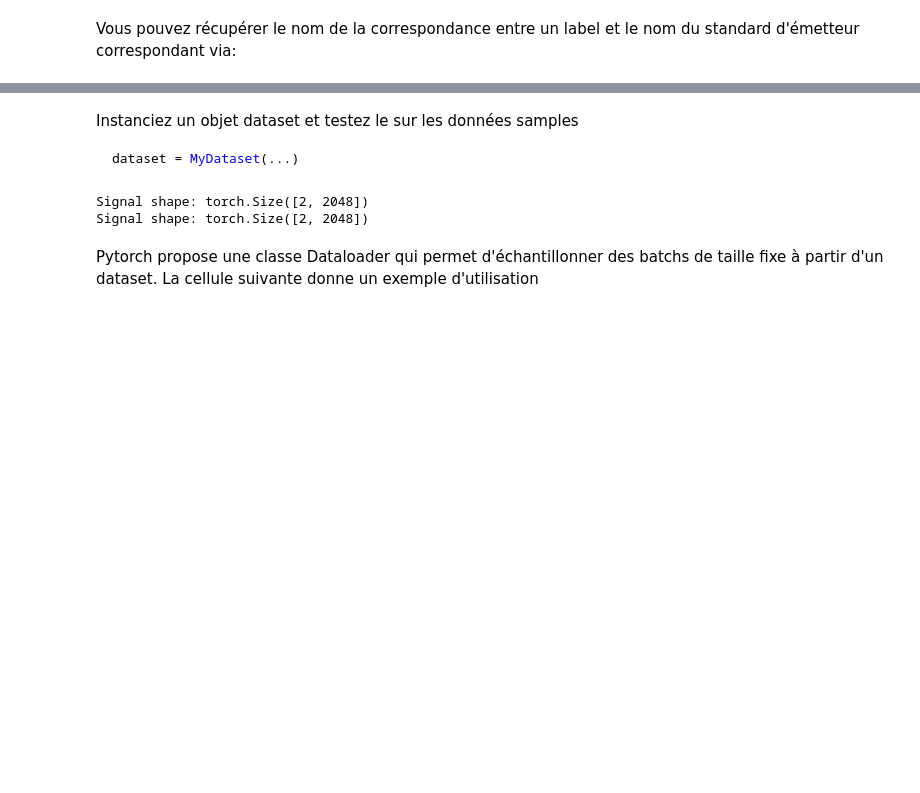
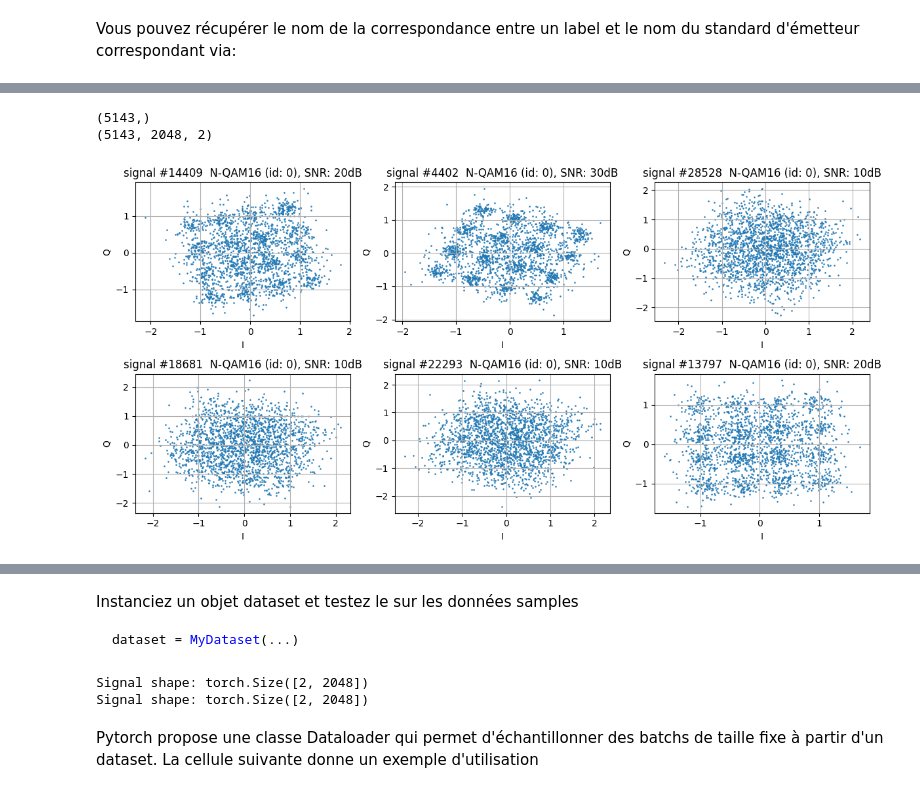
Before and after one commit to dparicio/TP3-Signal, a Jupyter notebook: dlts_tp3.ipynb, the cells around one changed output, grey strips where cells are left out. Cells and saved outputs as stored; diff of their text form; code cells hidden in the pictures; blank space fills up the shorter version.

```diff
--- a/dlts_tp3.ipynb
+++ b/dlts_tp3.ipynb
@@ -112,0 +181,32 @@ Remarque : dans ce TP il n'y a pas beaucoup à gagner à faire du feature engine
+# %%
+# Modulation: N-QAM16 (Label 0)
+idxs_label0 = np.where(labels_id == 0)[0]
+print(idxs_label0.shape)
+signals_label0 = signals[idxs_label0]
+
+# deterministic shuffle (change seed or remove for randomness)
+rng = np.random.default_rng()
+perm = rng.permutation(len(idxs_label0))
+
+# shuffled
+idxs_label0 = idxs_label0[perm]
+signals_label0 = signals_label0[perm]
+
+# take the first
+print(signals_label0.shape)
+# show 6 IQ plots for label 0 (Modulation: N-QAM16)
+n_show = 6
+plt.figure(figsize=(12, 6))
+for i in range(n_show):
+    idx = int(idxs_label0[i])
+    sig = signals[idx]
+    plt.subplot(2, 3, i+1)
+    plt.scatter(sig[:, 0], sig[:, 1], s=1, alpha=0.8)
+    plt.title(f"signal #{idx}  N-QAM16 (id: 0), SNR: {snr[idx]}dB")
+    plt.xlabel("I"); plt.ylabel("Q"); plt.grid(True)
+plt.tight_layout()
+plt.show()
+# %% [output]
+(5143,)
+(5143, 2048, 2)
+[figure, added]
```
Also changed, not shown: parts of 27 cells of this notebook.
